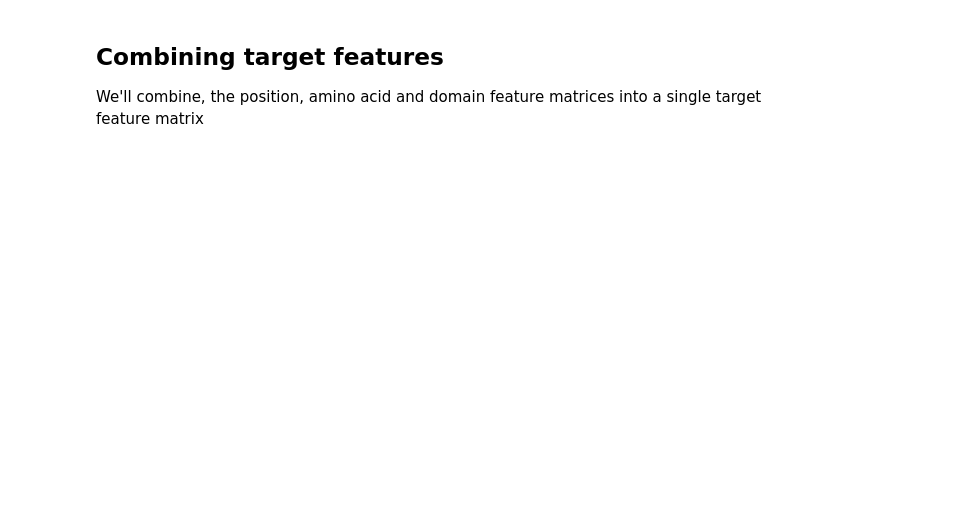
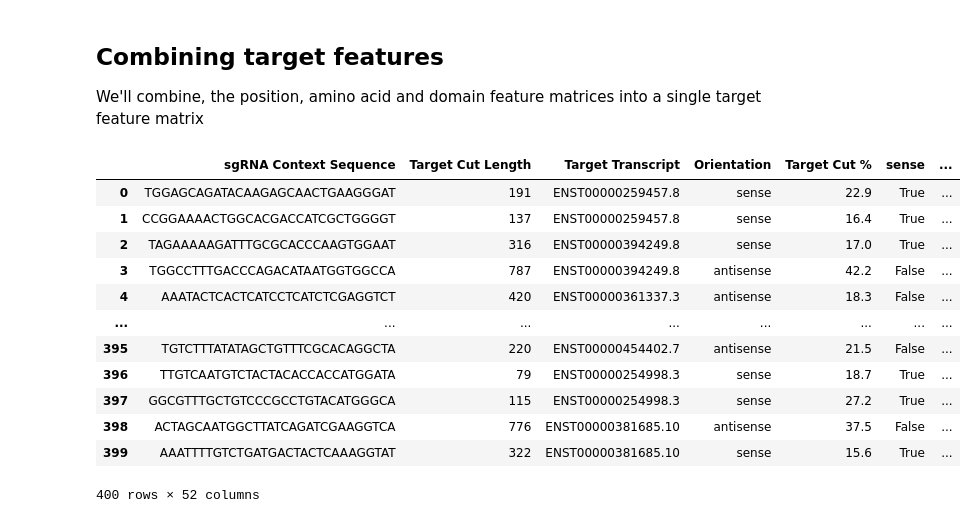
Before and after one commit to gpp-rnd/rs3, a Jupyter notebook: 02_targetfeat.ipynb, the cells around one changed output. Drawn from its saved outputs; the diff is of its cells as text; code cells hidden in the pictures; blank space fills up the shorter version.

```diff
--- a/02_targetfeat.ipynb
+++ b/02_targetfeat.ipynb
@@ -178,18 +211,11 @@ def get_amino_acid_features(sg_designs, aa_seq_df, width, features, id_cols,
                                                   [target_transcript_col, transcript_base_col, aa_index_col]))],
                               how='inner',
                               on=[target_transcript_col, transcript_base_col]))
-    padding = '-' * (width + 1)
-    sg_aas['extended_seq'] = padding + sg_aas['seq'] + '*' + padding
-    sg_aas['AA Index pad'] = sg_aas[aa_index_col] + width + 1
-    # One-indexed
-    sg_aas['seq_start'] = sg_aas['AA Index pad'] - width
-    sg_aas['seq_end'] = sg_aas['AA Index pad'] + width - 1
+    sg_aas_subseq = extract_amino_acid_subsequence(sg_aas, width)
     # Zero-indexed for python
-    sg_aas['AA Subsequence'] = sg_aas.apply(lambda row: row['extended_seq'][(row['seq_start'] - 1):row['seq_end']],
-                                            axis=1)
     # filter out sequences without the canonical amino acids
     aa_set = set('ARNDCQEGHILKMFPSTWYV*-')
-    filtered_sg_aas = (sg_aas[sg_aas['AA Subsequence'].apply(lambda s: set(s) <= aa_set)]
+    filtered_sg_aas = (sg_aas_subseq[sg_aas_subseq['AA Subsequence'].apply(lambda s: set(s) <= aa_set)]
                        .reset_index(drop=True))
     filtered_diff = (sg_aas.shape[0] - filtered_sg_aas.shape[0])
     if filtered_diff > 0:
@@ -295,3 +368,17 @@ assert protein_domain_feature_df.loc[protein_domain_feature_df['sgRNA Context Se
+# %%
+conservation_df = targetdata.build_conservation_df(design_targ_df, n_jobs=max_n_jobs)
+conservation_features = get_conservation_features(design_targ_df, conservation_df,
+                                                  small_width=6, large_width=50,
+                                                  conservation_column='ranked_conservation',
+                                                  id_cols=['sgRNA Context Sequence', 'Target Cut Length',
+                                                           'Target Transcript', 'Orientation'])
+merged_features = protein_domain_feature_df.merge(conservation_features, how='inner', on=['sgRNA Context Sequence',
+                                                                                          'Target Cut Length',
+                                                                                          'Target Transcript',
+                                                                                          'Orientation'])
+smart_avg_cons = merged_features.loc[merged_features['Smart'].astype(bool), 'cons_12'].mean()
+non_smart_avg_cons = merged_features.loc[~merged_features['Smart'].astype(bool), 'cons_12'].mean()
+assert smart_avg_cons > non_smart_avg_cons
 # %% [markdown]
 ## Combining target features
 
@@ -301,6 +388,8 @@ We'll combine, the position, amino acid and domain feature matrices into a singl
 def build_target_feature_df(sg_designs, features=None,
                             aa_seq_df=None, aa_width=16, aa_features=None,
                             protein_domain_df=None, protein_domain_sources=None,
+                            conservation_df=None, conservation_column='ranked_conservation',
+                            cons_small_width=2, cons_large_width=16,
                             id_cols=None):
     """Build the feature matrix for the sgRNA target site
 
@@ -311,12 +400,16 @@ def build_target_feature_df(sg_designs, features=None,
     :param aa_features: list
     :param protein_domain_df: DataFrame
     :param protein_domain_sources: list or None. Defaults to all sources except Sifts
+    :param conservation_df: DataFrame
+    :param conservation_column: str
+    :param cons_small_width: int
+    :param cons_large_width: int
     :return: (feature_df, feature_list)
         feature_df: DataFrame
         feature_list: list
     """
     if features is None:
-        features = ['position', 'aa', 'domain']
+        features = ['position', 'aa', 'domain', 'conservation']
     if id_cols is None:
         id_cols = ['sgRNA Context Sequence', 'Target Cut Length',
                    'Target Transcript', 'Orientation']
@@ -330,6 +423,12 @@ def build_target_feature_df(sg_designs, features=None,
     if 'domain' in features:
         domain_features = get_protein_domain_features(design_df, protein_domain_df, protein_domain_sources, id_cols)
         feature_df_dict['domain'] = domain_features
+    if 'conservation' in features:
+        conservation_features = get_conservation_features(design_df, conservation_df,
+                                                          conservation_column,
+                                                          cons_small_width, cons_large_width,
+                                                          id_cols)
+        feature_df_dict['conservation'] = conservation_features
     if 'aa' in features:
         aa_features = get_amino_acid_features(design_df, aa_seq_df, aa_width, aa_features, id_cols)
         feature_df_dict['aa'] = aa_features
@@ -345,6 +444,23 @@ def build_target_feature_df(sg_designs, features=None,
 # %%
 feature_df, feature_list = build_target_feature_df(sg_designs=design_df,
                                                    aa_seq_df=aa_seq_df,
-                                                   protein_domain_df=domain_df)
+                                                   protein_domain_df=domain_df,
+                                                   conservation_df=conservation_df)
 assert len(feature_list) > 20
 assert feature_df.shape[0] == design_df.shape[0]
+# %%
+feature_df
+# %% [output]
+|  | sgRNA Context Sequence | Target Cut Length | Target Transcript | Orientation | Target Cut % | sense | ... |
+| 0 | TGGAGCAGATACAAGAGCAACTGAAGGGAT | 191 | ENST00000259457.8 | sense | 22.9 | True | ... |
+| 1 | CCGGAAAACTGGCACGACCATCGCTGGGGT | 137 | ENST00000259457.8 | sense | 16.4 | True | ... |
+| 2 | TAGAAAAAGATTTGCGCACCCAAGTGGAAT | 316 | ENST00000394249.8 | sense | 17.0 | True | ... |
+| 3 | TGGCCTTTGACCCAGACATAATGGTGGCCA | 787 | ENST00000394249.8 | antisense | 42.2 | False | ... |
+| 4 | AAATACTCACTCATCCTCATCTCGAGGTCT | 420 | ENST00000361337.3 | antisense | 18.3 | False | ... |
+| ... | ... | ... | ... | ... | ... | ... | ... |
+| 395 | TGTCTTTATATAGCTGTTTCGCACAGGCTA | 220 | ENST00000454402.7 | antisense | 21.5 | False | ... |
+| 396 | TTGTCAATGTCTACTACACCACCATGGATA | 79 | ENST00000254998.3 | sense | 18.7 | True | ... |
+| 397 | GGCGTTTGCTGTCCCGCCTGTACATGGGCA | 115 | ENST00000254998.3 | sense | 27.2 | True | ... |
+| 398 | ACTAGCAATGGCTTATCAGATCGAAGGTCA | 776 | ENST00000381685.10 | antisense | 37.5 | False | ... |
+| 399 | AAATTTTGTCTGATGACTACTCAAAGGTAT | 322 | ENST00000381685.10 | sense | 15.6 | True | ... |
+400 rows × 52 columns
```
Also changed, not shown: parts of 6 cells of this notebook, 29 other files.
